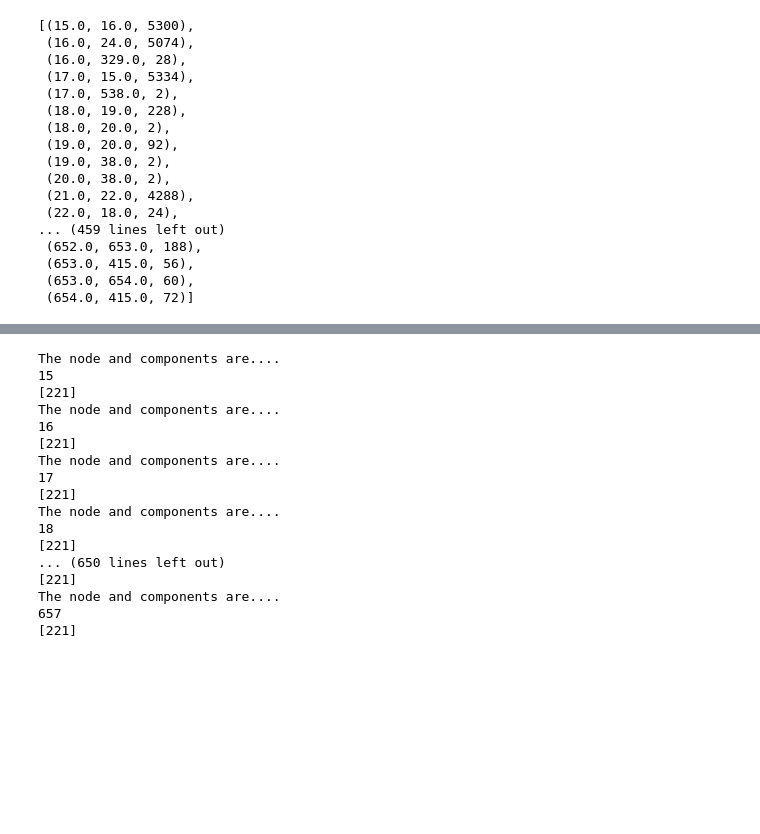
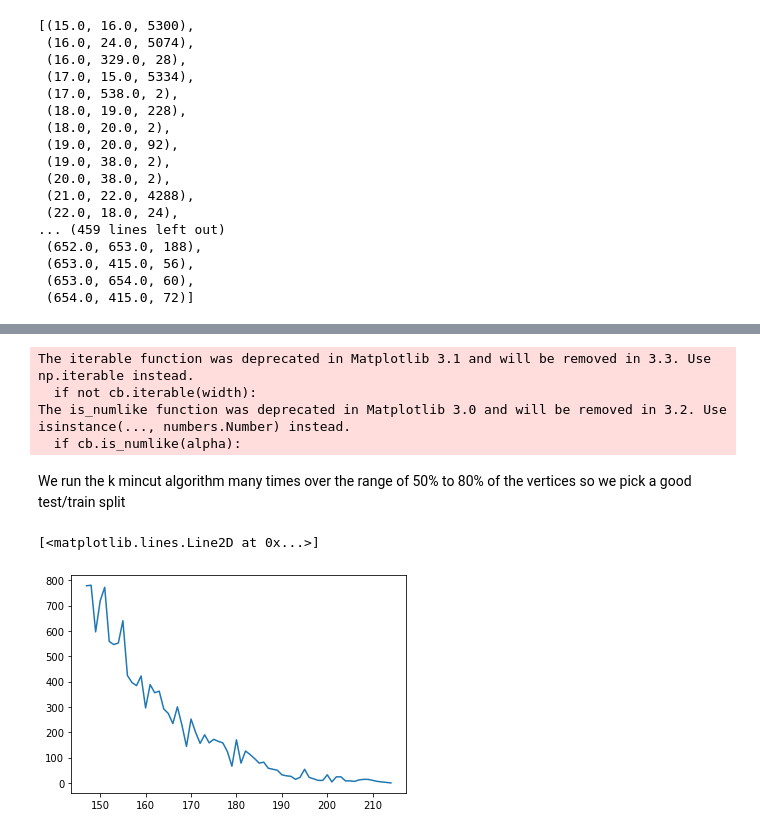
Before and after one commit to hicsail/crucible, a Jupyter notebook: scratch/test-train-split/test_train_split_v2.ipynb, the cells around one changed output, grey strips where cells are left out. Saved outputs shown, nothing was run; the diff lists cells and outputs as text; code cells hidden in the pictures; blank space fills up the shorter version.

Commit message:
added min k cut algorithm and removed the old methods

```diff
--- a/scratch/test-train-split/test_train_split_v2.ipynb
+++ b/scratch/test-train-split/test_train_split_v2.ipynb
@@ -620,20 +267,0 @@ EdgeView([(15, 25), (15, 24), (15, 16), (15, 17), (15, 23), (15, 20), (15, 19),
-# %%
-break_down_futher(sub_222)
-# %% [output]
-The node and components are....
-15
-[221]
-The node and components are....
-16
-[221]
-The node and components are....
-17
-[221]
-The node and components are....
-18
-[221]
-... (650 lines left out)
-[221]
-The node and components are....
-657
-[221]
@@ -639,0 +270,22 @@ The node and components are....
+# %%
+import min_k_cut as mc
+
+mc.draw_graph(G)
+# %% [output]
+The iterable function was deprecated in Matplotlib 3.1 and will be removed in 3.3. Use np.iterable instead.
+  if not cb.iterable(width):
+The is_numlike function was deprecated in Matplotlib 3.0 and will be removed in 3.2. Use isinstance(..., numbers.Number) instead.
+  if cb.is_numlike(alpha):
+# %% [markdown]
+We run the k mincut algorithm many times over the range of 50% to 80% of the vertices so we pick a good test/train split
+# %%
+contractable = mc.make_contractable(G)
+num_nodes = len(G.nodes)
+all_cuts = mc.run_many_over_range(contractable, 50, range(int(num_nodes*0.5),int(num_nodes*0.7)))
+# %%
+import matplotlib.pyplot as plt
+(xs,ys) = list(zip(*map(lambda k: (k,all_cuts[k]['cut_size']), all_cuts)))
+plt.plot(xs,ys)
+# %% [output]
+[<matplotlib.lines.Line2D at 0x...>]
+[figure, added]
```
Also changed, not shown: parts of 43 cells of this notebook, 2 other files.
